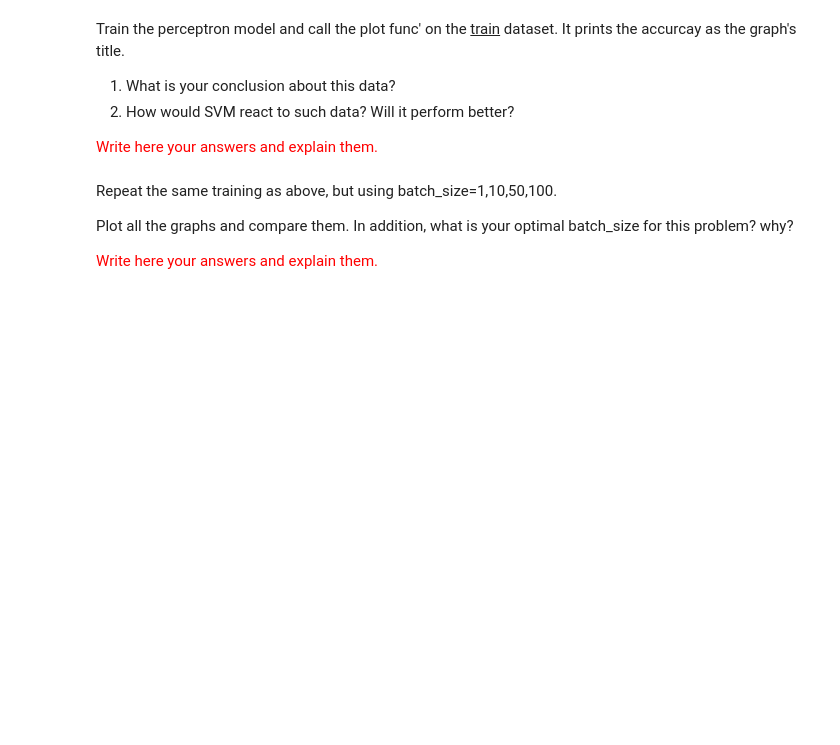
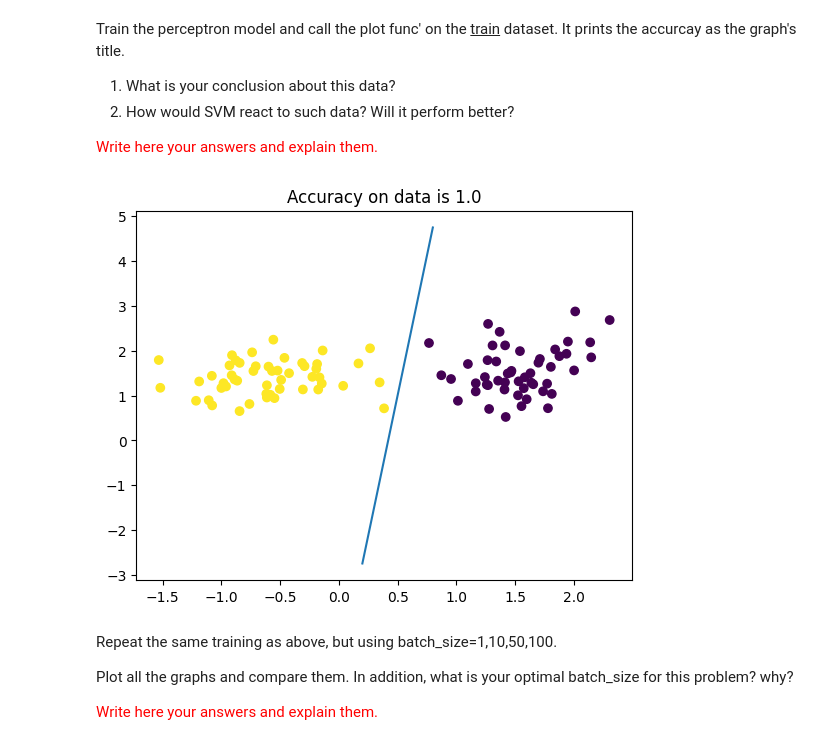
Before and after one commit to MahmoudAbade/ML-HW, a Jupyter notebook: HW2.ipynb, the cells around one changed output. Drawn from its saved outputs; the diff is of its cells as text; code cells hidden in the pictures; blank space fills up the shorter version.

```diff
--- a/HW2.ipynb
+++ b/HW2.ipynb
@@ -151,6 +151,10 @@ X_test = data_dict['X_test']
 y_test = data_dict['y_test']
 
 # Change labels here if required. No scaling required
+# Make sure the labels are {-1, 1} for the perceptron algorithm
+if np.min(y_train) == 0:
+    y_train = 2 * y_train - 1
+    y_test = 2 * y_test - 1
 # %% [markdown]
 Implement the function `perceptron(data, labels, batch_size)` which gets the train data $X\in\mathbb{R}^{n\times d}$, labels and returns the weight vector learned by perceptron.
 
@@ -200,3 +257,9 @@ _, w = perceptron(X_train, y_train, batch_size=1)
+# %%
+# Train on batch_size=1
+losses, w, b = perceptron(X_train, y_train, batch_size=1)
+plot(X_train, y_train, w, b)
+# %% [output]
+[figure, added]
 # %% [markdown]
 Repeat the same training as above, but using batch_size=1,10,50,100.
 
```
Also changed, not shown: parts of 16 cells of this notebook.
